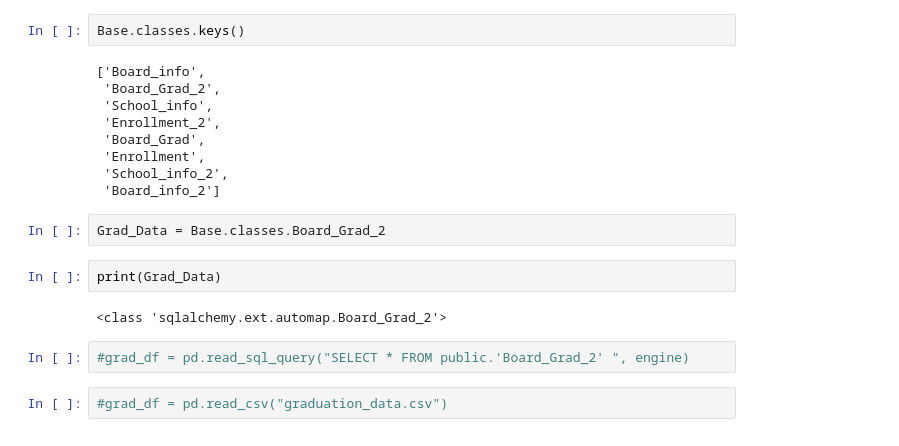
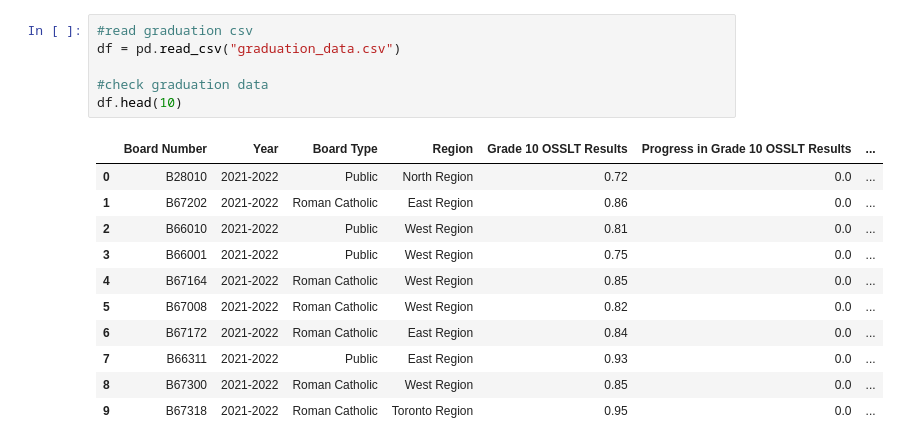
Before and after one commit to acedryden/school_research_project, a Jupyter notebook: Testing for ML grads - Project 4.ipynb, the cells around one changed output. Cells and saved outputs as stored; diff of their text form.

```diff
--- a/Testing for ML grads - Project 4.ipynb
+++ b/Testing for ML grads - Project 4.ipynb
@@ -12,21 +7,18 @@ session=Session(engine)
-# %%
-Base.classes.keys()
-# %% [output]
-['Board_info',
- 'Board_Grad_2',
- 'School_info',
- 'Enrollment_2',
- 'Board_Grad',
- 'Enrollment',
- 'School_info_2',
- 'Board_info_2']
-# %%
-Grad_Data = Base.classes.Board_Grad_2
-# %%
-print(Grad_Data)
-# %% [output]
-<class 'sqlalchemy.ext.automap.Board_Grad_2'>
-# %%
-#grad_df = pd.read_sql_query("SELECT * FROM public.'Board_Grad_2' ", engine)
 # %%
-#grad_df = pd.read_csv("graduation_data.csv")
+#read graduation csv
+df = pd.read_csv("graduation_data.csv")
+
+#check graduation data
+df.head(10)
+# %% [output]
+|  | Board Number | Year | Board Type | Region | Grade 10 OSSLT Results | Progress in Grade 10 OSSLT Results | ... |
+| 0 | B28010 | 2021-2022 | Public | North Region | 0.72 | 0.0 | ... |
+| 1 | B67202 | 2021-2022 | Roman Catholic | East Region | 0.86 | 0.0 | ... |
+| 2 | B66010 | 2021-2022 | Public | West Region | 0.81 | 0.0 | ... |
+| 3 | B66001 | 2021-2022 | Public | West Region | 0.75 | 0.0 | ... |
+| 4 | B67164 | 2021-2022 | Roman Catholic | West Region | 0.85 | 0.0 | ... |
+| 5 | B67008 | 2021-2022 | Roman Catholic | West Region | 0.82 | 0.0 | ... |
+| 6 | B67172 | 2021-2022 | Roman Catholic | East Region | 0.84 | 0.0 | ... |
+| 7 | B66311 | 2021-2022 | Public | East Region | 0.93 | 0.0 | ... |
+| 8 | B67300 | 2021-2022 | Roman Catholic | West Region | 0.85 | 0.0 | ... |
+| 9 | B67318 | 2021-2022 | Roman Catholic | Toronto Region | 0.95 | 0.0 | ... |
```
Also changed, not shown: parts of 15 cells of this notebook.
